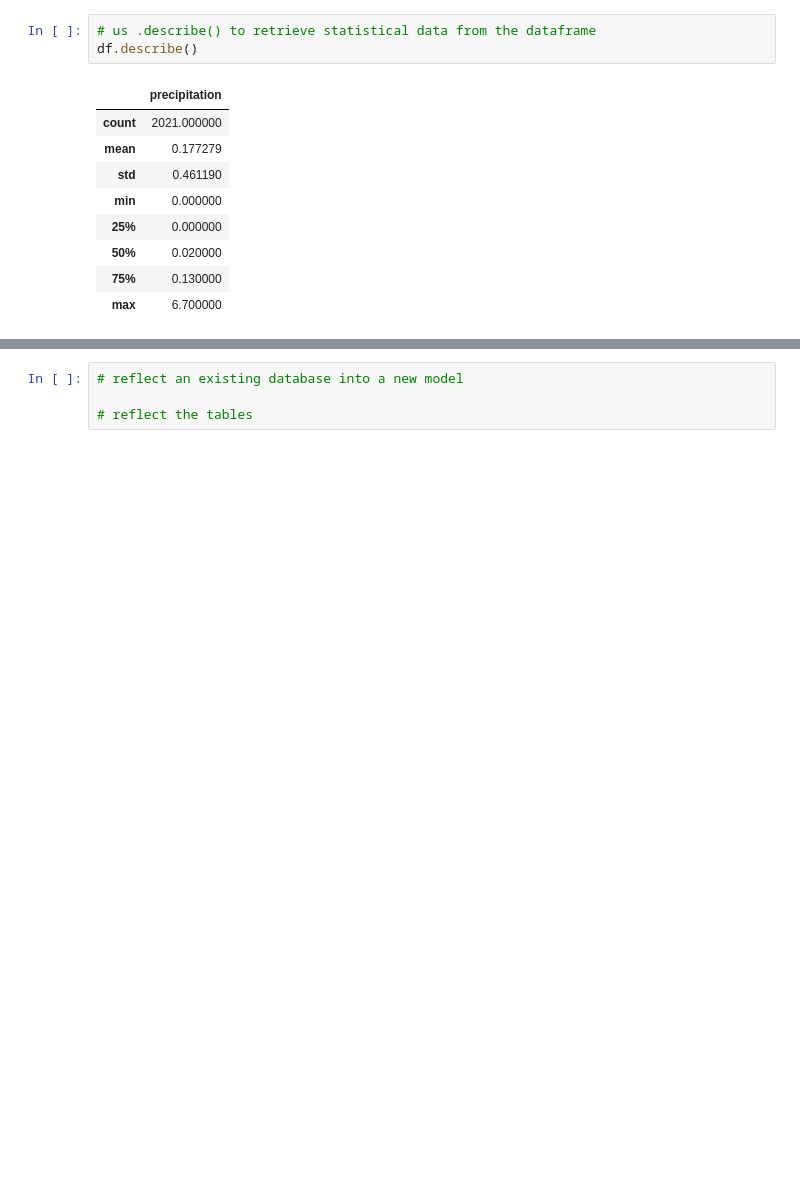
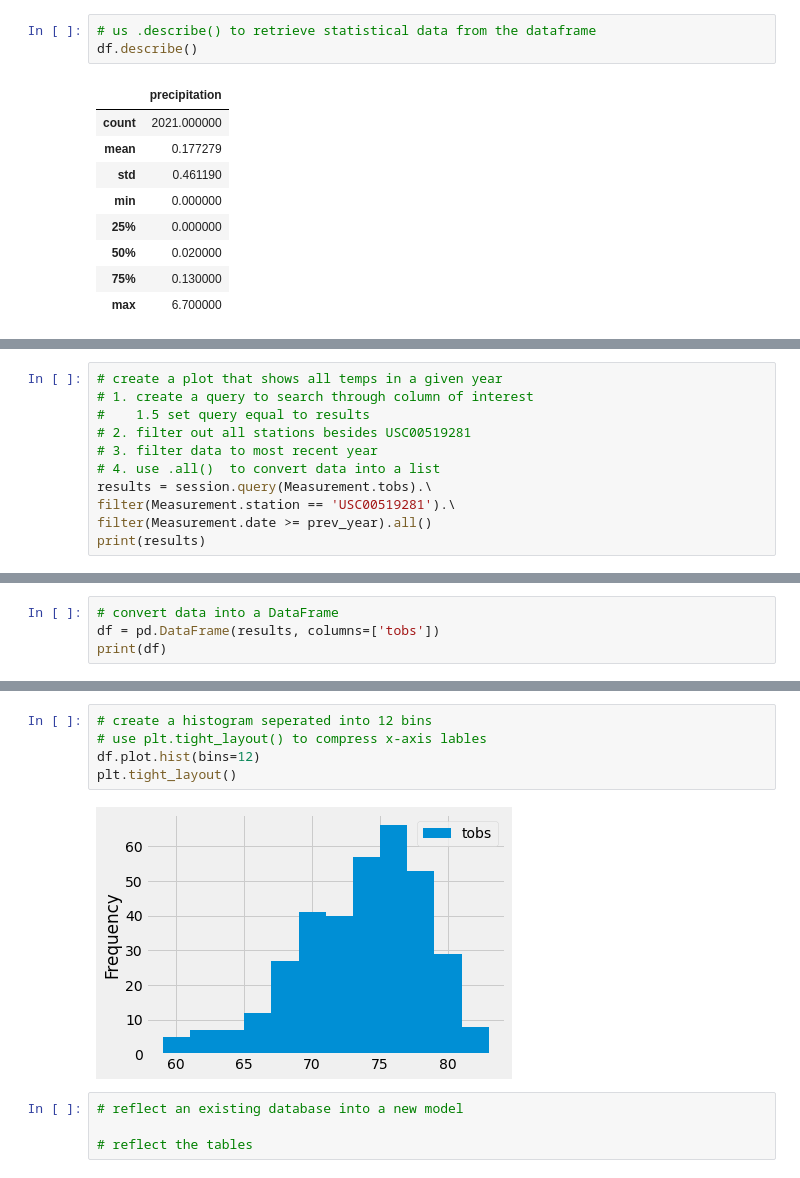
Before and after one commit to zsimon13/surfs_up, a Jupyter notebook: climate_analysis.ipynb, the cells around one changed output, grey strips where cells are left out. Cells and saved outputs as stored; diff of their text form; blank space fills up the shorter version.

Commit message:
temp data used to make histogram and dataframe

```diff
--- a/climate_analysis.ipynb
+++ b/climate_analysis.ipynb
@@ -143,0 +177,11 @@ df.describe()
+# %%
+# create a plot that shows all temps in a given year
+# 1. create a query to search through column of interest
+#    1.5 set query equal to results
+# 2. filter out all stations besides USC00519281
+# 3. filter data to most recent year
+# 4. use .all()  to convert data into a list
+results = session.query(Measurement.tobs).\
+filter(Measurement.station == 'USC00519281').\
+filter(Measurement.date >= prev_year).all()
+print(results)
@@ -143,0 +190,4 @@ df.describe()
+# %%
+# convert data into a DataFrame
+df = pd.DataFrame(results, columns=['tobs'])
+print(df)
@@ -144,3 +209,10 @@ df.describe()
+# %%
+# create a histogram seperated into 12 bins
+# use plt.tight_layout() to compress x-axis lables
+df.plot.hist(bins=12)
+plt.tight_layout()
+# %% [output]
+[figure, added]
 # %%
 # reflect an existing database into a new model
 
```
Also changed, not shown: parts of 5 cells of this notebook.
